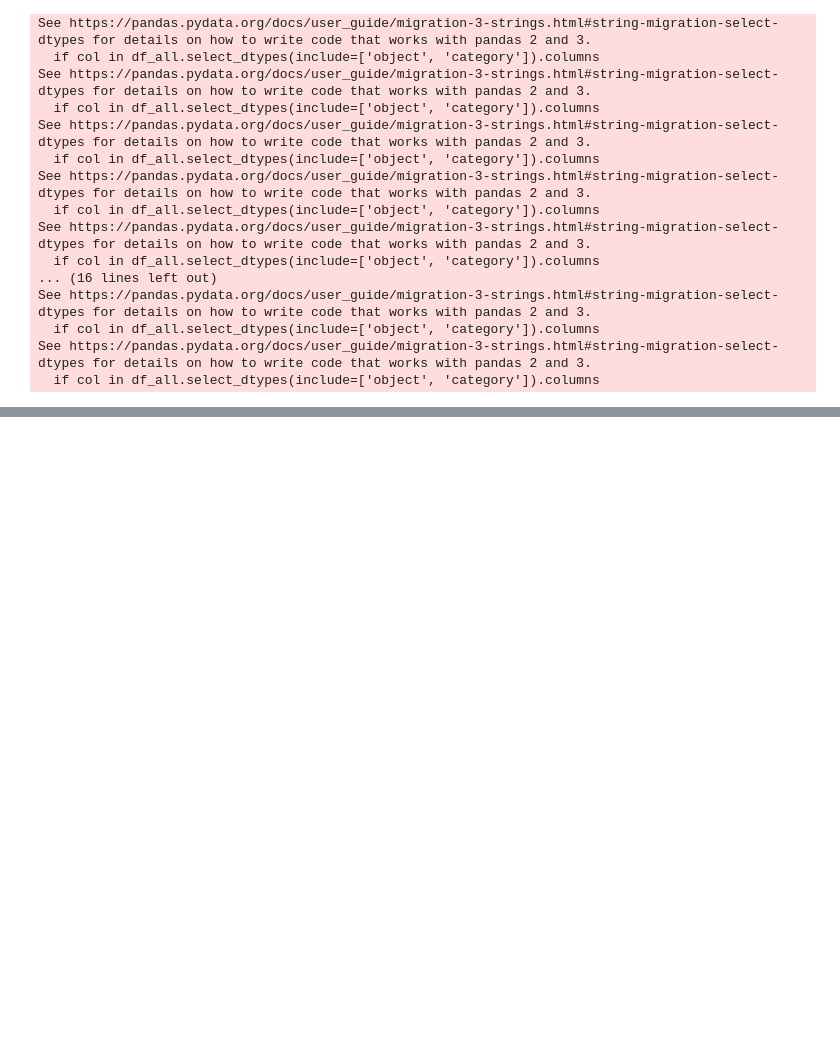
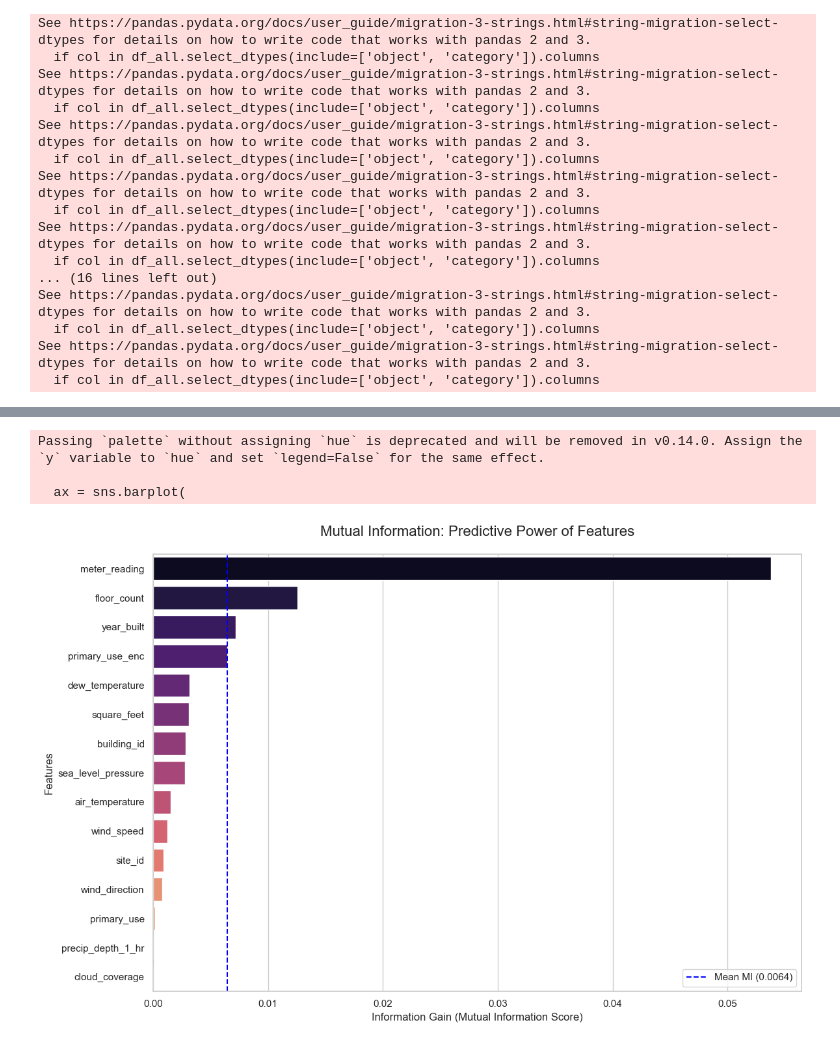
Before and after one commit to Luis-Acosta99/e2e_ml_pipeline, a Jupyter notebook: notebooks2/feature_selection.ipynb, the cells around one changed output, grey strips where cells are left out. Cells and saved outputs as stored; diff of their text form; code cells hidden in the pictures; blank space fills up the shorter version.

```diff
--- a/notebooks2/feature_selection.ipynb
+++ b/notebooks2/feature_selection.ipynb
@@ -203,0 +207,40 @@ Passing `palette` without assigning `hue` is deprecated and will be removed in v
+# %%
+import matplotlib.pyplot as plt
+import seaborn as sns
+
+# 1. Create the results DataFrame (assuming mi_scores was already calculated)
+mi_summary = pd.DataFrame({
+    'Feature': X.columns,
+    'MI Score': mi_scores
+}).sort_values(by='MI Score', ascending=False)
+
+# 2. Plotting
+plt.figure(figsize=(12, 8))
+sns.set_theme(style="whitegrid")
+
+# Create the bar plot
+ax = sns.barplot(
+    x='MI Score',
+    y='Feature',
+    data=mi_summary,
+    palette='magma'
+)
+
+# 3. Add a Mean Threshold Line
+# Features below this line often provide very little "information gain"
+mi_mean = mi_summary['MI Score'].mean()
+plt.axvline(mi_mean, color='blue', linestyle='--', label=f'Mean MI ({mi_mean:.4f})')
+
+# 4. Final Touches
+plt.title('Mutual Information: Predictive Power of Features', fontsize=16, pad=20)
+plt.xlabel('Information Gain (Mutual Information Score)', fontsize=12)
+plt.ylabel('Features', fontsize=12)
+plt.legend(loc='lower right')
+plt.tight_layout()
+
+plt.show()
+# %% [output]
+Passing `palette` without assigning `hue` is deprecated and will be removed in v0.14.0. Assign the `y` variable to `hue` and set `legend=False` for the same effect.
+
+  ax = sns.barplot(
+[figure, added]
```
Also changed, not shown: parts of 2 cells of this notebook, 4 other files.
